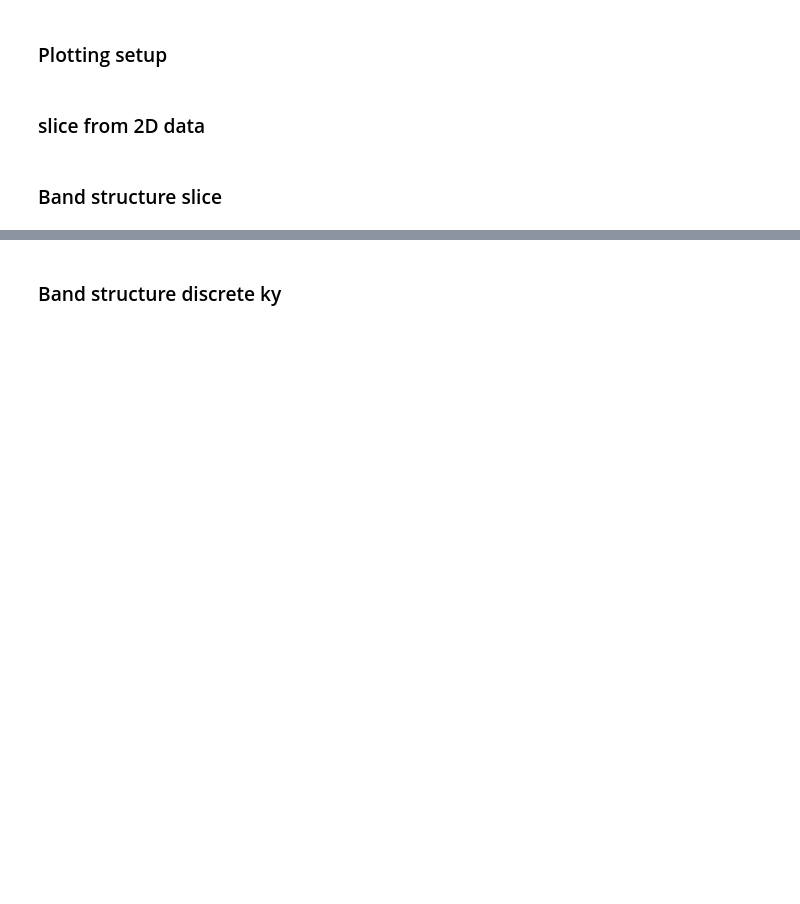
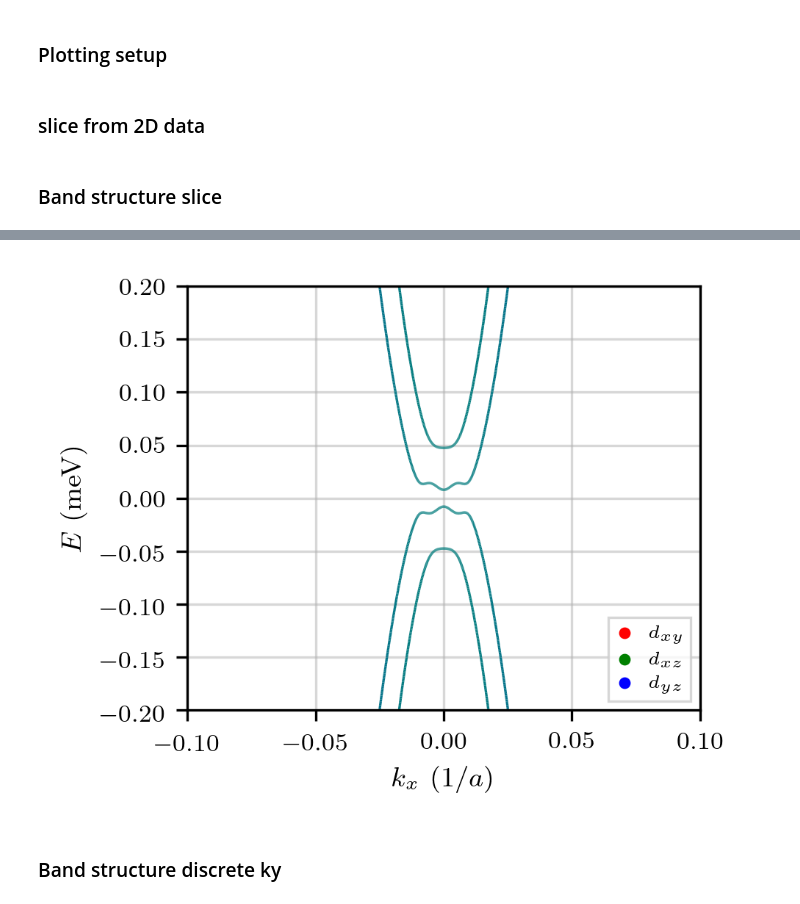
Before and after one commit to piotr-zeberek/LAOSTO-Topology-MSc, a Jupyter notebook: plot.ipynb, the cells around one changed output, grey strips where cells are left out. Drawn from its saved outputs; the diff is of its cells as text; code cells hidden in the pictures; blank space fills up the shorter version.

```diff
--- a/plot.ipynb
+++ b/plot.ipynb
@@ -147,3 +154,91 @@ plt.legend()
+# %%
+from matplotlib.collections import LineCollection
+
+fig, ax = plt.subplots()
+ks, *energies_orbitals = load_data(f"BS_slice_orbital.dat")
+
+# n_orbitals = 2
+# n_orbitals = 4
+
+# n_orbitals = 6
+n_orbitals = 12
+
+stride = n_orbitals+1
+
+for i in range(len(energies_orbitals)//stride):
+    Es = energies_orbitals[i*stride]
+    orbital_prob_den = energies_orbitals[i*stride + 1 : (i+1)*stride]
+
+    if n_orbitals == 2:
+        Rs = orbital_prob_den[0] #spin up
+        Gs = np.zeros_like(Rs) #nothing
+        Bs = orbital_prob_den[1] #spin down
+    if n_orbitals == 4:
+        Rs = orbital_prob_den[0] + orbital_prob_den[2] #spin up
+        Gs = np.zeros_like(Rs) #nothing
+        Bs = orbital_prob_den[1] + orbital_prob_den[3] #spin down
+    if n_orbitals == 6:
+        Rs = orbital_prob_den[0]  + orbital_prob_den[1]  # d_xy
+        Gs = orbital_prob_den[2]  + orbital_prob_den[3]  # d_xz
+        Bs = orbital_prob_den[4]  + orbital_prob_den[5]  # d_yz
+    if n_orbitals==12:
+        Rs = orbital_prob_den[0]  + orbital_prob_den[1] + orbital_prob_den[6]  + orbital_prob_den[7]  # d_xy
+        Gs = orbital_prob_den[2]  + orbital_prob_den[3] + orbital_prob_den[8]  + orbital_prob_den[9]  # d_xz
+        Bs = orbital_prob_den[4]  + orbital_prob_den[5] + orbital_prob_den[10] + orbital_prob_den[11]  # d_yz
+
+    # Build line segments
+    points = np.array([ks, Es]).T.reshape(-1, 1, 2)
+    segments = np.concatenate([points[:-1], points[1:]], axis=1)
+
+    # Colors per segment (average RGB of endpoints for smooth variation)
+    colors = np.column_stack([Rs, Gs, Bs])
+    segment_colors = 0.5 * (colors[:-1] + colors[1:])
+
+    # Make collection
+    lc = LineCollection(segments, colors=segment_colors)
+
+    # Plot
+    ax.add_collection(lc)
+
+
+
+#add legend for orbitals
+if n_orbitals in [2, 4]:
+    plt.scatter([], [], color="red", label=r"spin $\uparrow$")
+    plt.scatter([], [], color="blue", label=r"spin $\downarrow$")
+    plt.legend(frameon=True, fontsize=6, loc="lower right", markerscale=0.5)
+if n_orbitals in [6, 12]:
+    plt.scatter([], [], color="red", label=r"$d_{xy}$")
+    plt.scatter([], [], color="green", label=r"$d_{xz}$")
+    plt.scatter([], [], color="blue", label=r"$d_{yz}$")
+    plt.legend(frameon=True, fontsize=6, loc="lower right", markerscale=0.5)
+
+plt.xlim(np.min(ks), np.max(ks))
+plt.ylim(-0.2, 0.2)
+
+# plt.xlim(-0.02, 0.02)
+# plt.xlim(-0.1, 0.1)
+# plt.xlim(-0.05, 0.05)
+# plt.ylim(-2, 2)
+# plt.ylim(-0.2, 0.2)
+# plt.ylim(-0.05, 0.05)
+# plt.ylim(-0.1, 0.1)
+# plt.ylim(-0.05, 0.05)
+# plt.ylim(-50, -46)
+set_labels(
+    r"$k_x\ (1/a)$ ",
+    r"$E$ (meV)",
+)  # r"$\mu = 0.0$ meV, $k_y = 0.0$")
+
+# plt.axhline(0.02, color="black", linestyle="--", linewidth=0.5)
+# plt.axhline(-47.5031092363, color="grey", linestyle="--", linewidth=0.5, label=r"$\mu_{xy}$")
+# plt.axhline(-2.83022409, color="green", linestyle="--", linewidth=0.5, label=r"$\mu_{xz}$")
+# plt.axhline(3.33333333333, color="blue", linestyle="--", linewidth=0.5, label=r"$\mu_{yz}$")
+plt.grid(alpha=0.5)
+# plt.legend()
+# save_plot("BS_slice.png")
+# %% [output]
+[figure, added]
 # %% [markdown]
 ### Band structure discrete ky
 # %%
```
Also changed, not shown: parts of 18 cells of this notebook, 10 other files.
